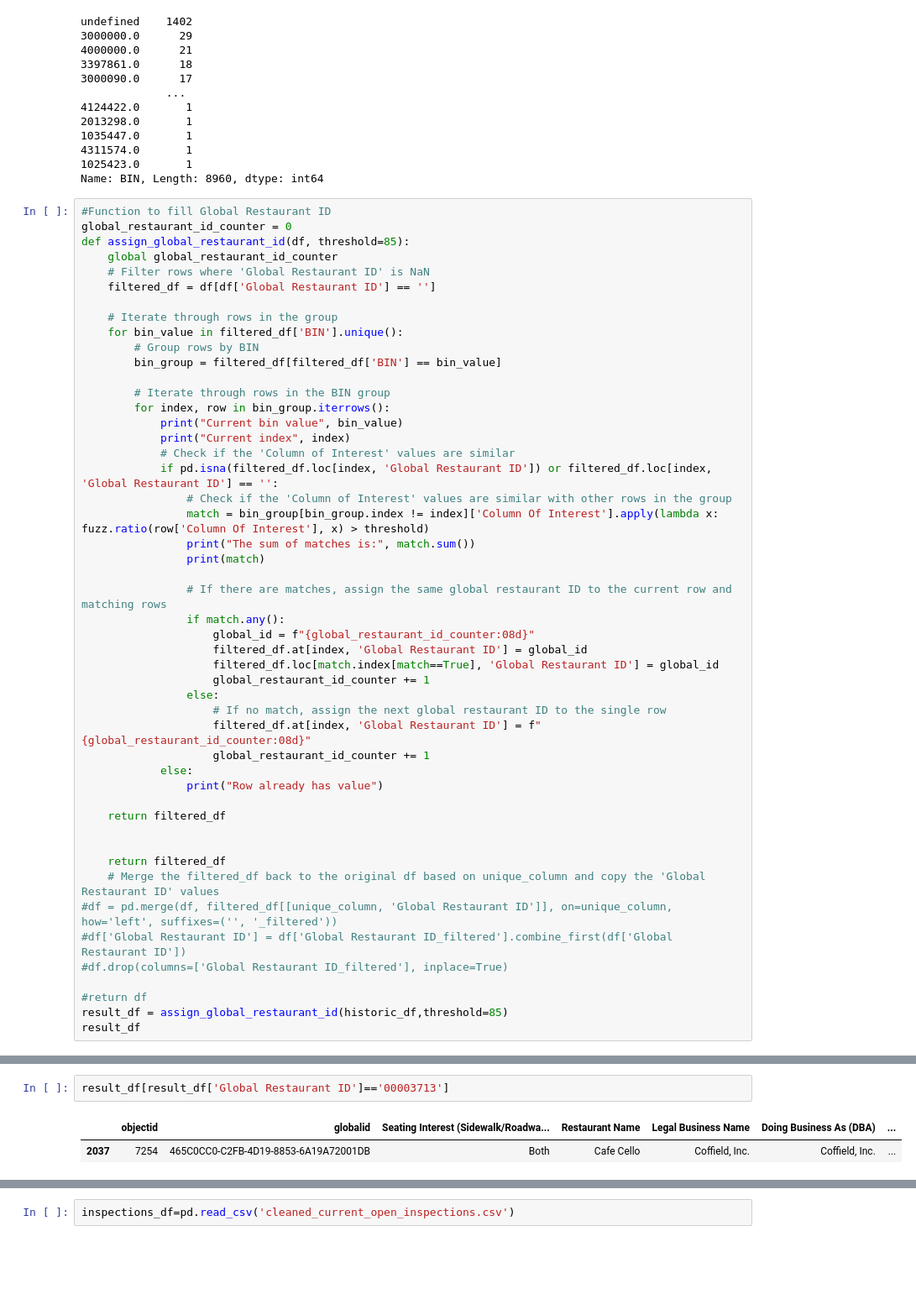
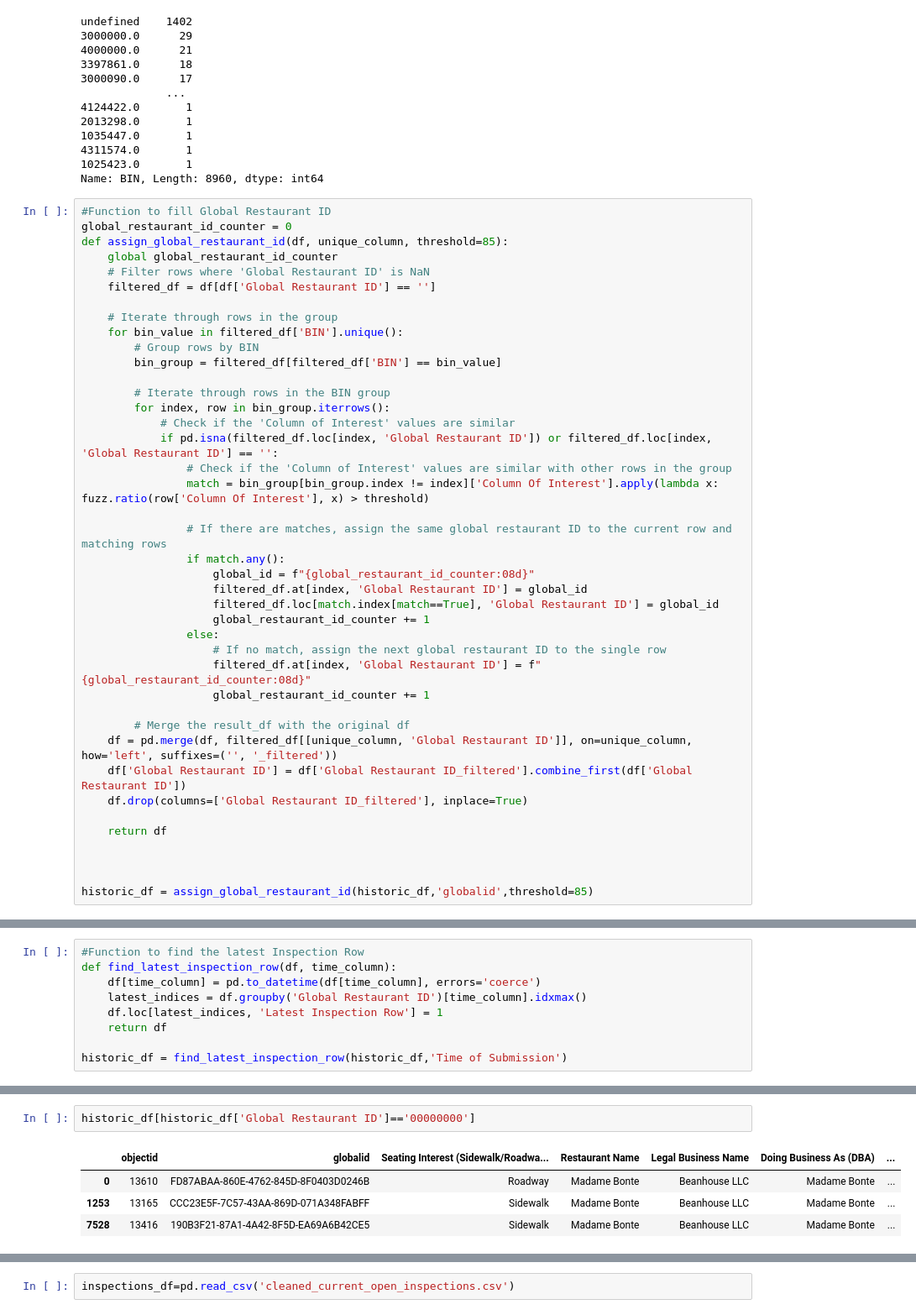
Before and after one commit to sephi-22/restaurant_services_analytics, a Jupyter notebook: Creating_global_id.ipynb, the cells around one changed output, grey strips where cells are left out. Shown at 84% size. Saved outputs shown, nothing was run; the diff lists cells and outputs as text; blank space fills up the shorter version.

```diff
--- a/Creating_global_id.ipynb
+++ b/Creating_global_id.ipynb
@@ -55,7 +55,7 @@ Name: BIN, Length: 8960, dtype: int64
 # %%
 #Function to fill Global Restaurant ID
 global_restaurant_id_counter = 0
-def assign_global_restaurant_id(df, threshold=85):
+def assign_global_restaurant_id(df, unique_column, threshold=85):
     global global_restaurant_id_counter
     # Filter rows where 'Global Restaurant ID' is NaN
     filtered_df = df[df['Global Restaurant ID'] == '']
@@ -67,14 +67,10 @@ def assign_global_restaurant_id(df, threshold=85):
 
         # Iterate through rows in the BIN group
         for index, row in bin_group.iterrows():
-            print("Current bin value", bin_value)
-            print("Current index", index)
             # Check if the 'Column of Interest' values are similar
             if pd.isna(filtered_df.loc[index, 'Global Restaurant ID']) or filtered_df.loc[index, 'Global Restaurant ID'] == '':
                 # Check if the 'Column of Interest' values are similar with other rows in the group
                 match = bin_group[bin_group.index != index]['Column Of Interest'].apply(lambda x: fuzz.ratio(row['Column Of Interest'], x) > threshold)
-                print("The sum of matches is:", match.sum())
-                print(match)
 
                 # If there are matches, assign the same global restaurant ID to the current row and matching rows
                 if match.any():
@@ -86,18 +82,14 @@ def assign_global_restaurant_id(df, threshold=85):
                     # If no match, assign the next global restaurant ID to the single row
                     filtered_df.at[index, 'Global Restaurant ID'] = f"{global_restaurant_id_counter:08d}"
                     global_restaurant_id_counter += 1
-            else:
-                print("Row already has value")
 
-    return filtered_df
+        # Merge the result_df with the original df
+    df = pd.merge(df, filtered_df[[unique_column, 'Global Restaurant ID']], on=unique_column, how='left', suffixes=('', '_filtered'))
+    df['Global Restaurant ID'] = df['Global Restaurant ID_filtered'].combine_first(df['Global Restaurant ID'])
+    df.drop(columns=['Global Restaurant ID_filtered'], inplace=True)
+
+    return df
 
 
-    return filtered_df
-    # Merge the filtered_df back to the original df based on unique_column and copy the 'Global Restaurant ID' values
-#df = pd.merge(df, filtered_df[[unique_column, 'Global Restaurant ID']], on=unique_column, how='left', suffixes=('', '_filtered'))
-#df['Global Restaurant ID'] = df['Global Restaurant ID_filtered'].combine_first(df['Global Restaurant ID'])
-#df.drop(columns=['Global Restaurant ID_filtered'], inplace=True)
 
-#return df
-result_df = assign_global_restaurant_id(historic_df,threshold=85)
-result_df
+historic_df = assign_global_restaurant_id(historic_df,'globalid',threshold=85)
@@ -134,0 +96,9 @@ The
+# %%
+#Function to find the latest Inspection Row
+def find_latest_inspection_row(df, time_column):
+    df[time_column] = pd.to_datetime(df[time_column], errors='coerce')
+    latest_indices = df.groupby('Global Restaurant ID')[time_column].idxmax()
+    df.loc[latest_indices, 'Latest Inspection Row'] = 1
+    return df
+
+historic_df = find_latest_inspection_row(historic_df,'Time of Submission')
@@ -148,9 +134,11 @@ result_df['Global Restaurant ID'].value_counts()
 00012039    1
 Name: Global Restaurant ID, Length: 12040, dtype: int64
 # %%
-result_df[result_df['Global Restaurant ID']=='00003713']
+historic_df[historic_df['Global Restaurant ID']=='00000000']
 # %% [output]
 |  | objectid | globalid | Seating Interest (Sidewalk/Roadwa... | Restaurant Name | Legal Business Name | Doing Business As (DBA) | ... |
-| 2037 | 7254 | 465C0CC0-C2FB-4D19-8853-6A19A72001DB | Both | Cafe Cello | Coffield, Inc. | Coffield, Inc. | ... |
+| 0 | 13610 | FD87ABAA-860E-4762-845D-8F0403D0246B | Roadway | Madame Bonte | Beanhouse LLC | Madame Bonte | ... |
+| 1253 | 13165 | CCC23E5F-7C57-43AA-869D-071A348FABFF | Sidewalk | Madame Bonte | Beanhouse LLC | Madame Bonte | ... |
+| 7528 | 13416 | 190B3F21-87A1-4A42-8F5D-EA69A6B42CE5 | Sidewalk | Madame Bonte | Beanhouse LLC | Madame Bonte | ... |
 # %%
 result_df[result_df['Restaurant Name']=='Love And Dough']
```
Also changed, not shown: parts of 8 cells of this notebook.
